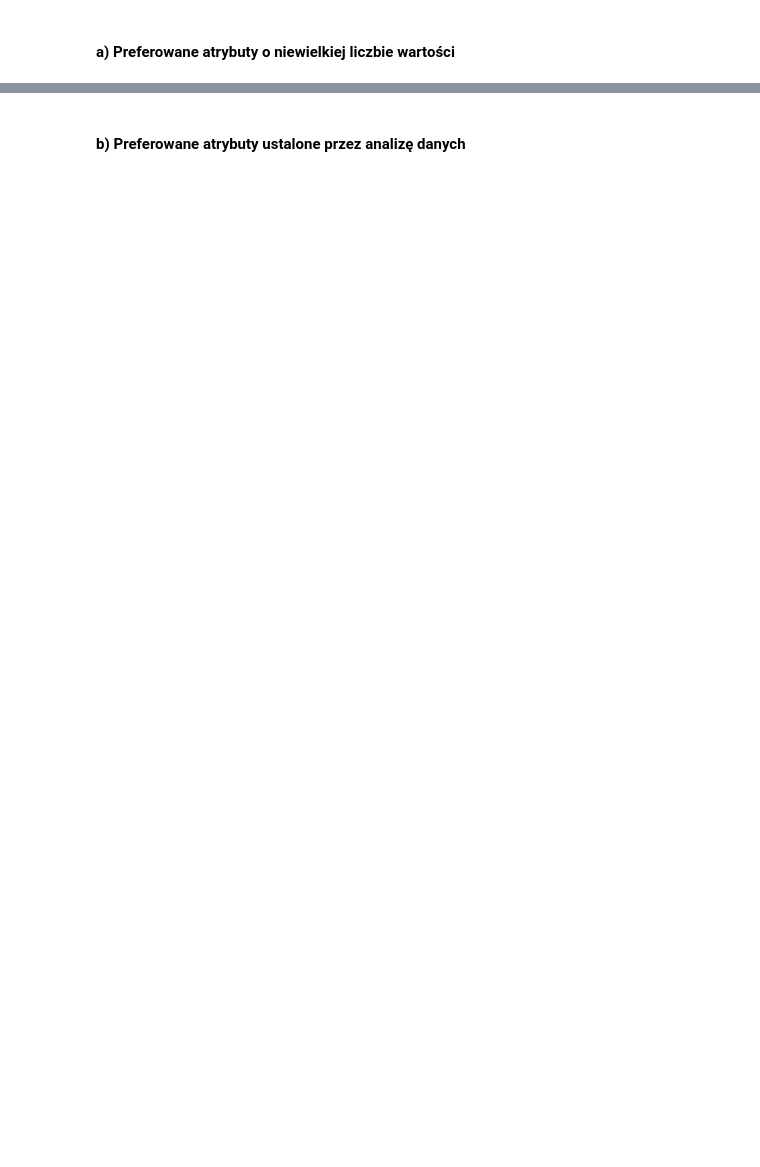
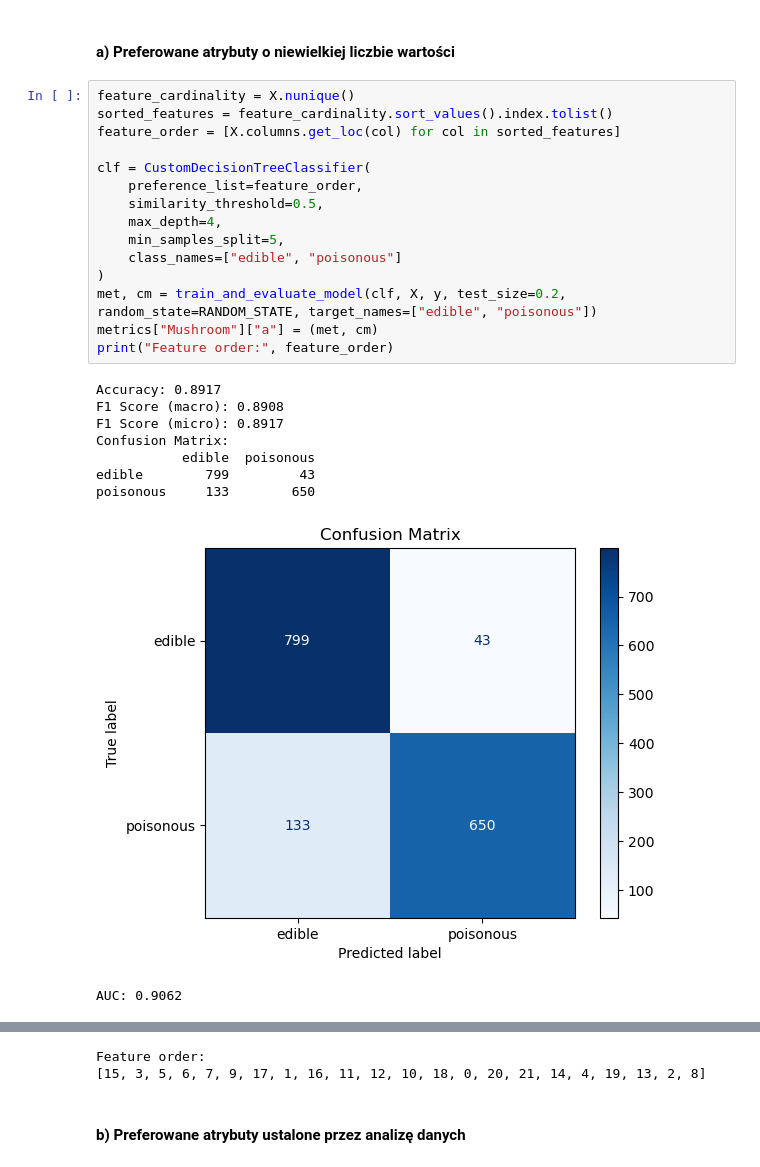
Before and after one commit to rafauoo/ZUM, a Jupyter notebook: main.ipynb, the cells around one changed output, grey strips where cells are left out. Drawn from its saved outputs; the diff is of its cells as text; blank space fills up the shorter version.

```diff
--- a/main.ipynb
+++ b/main.ipynb
@@ -420,2 +467,27 @@ Confusion Matrix:
 # %% [markdown]
 #### a) Preferowane atrybuty o niewielkiej liczbie wartości
+# %%
+feature_cardinality = X.nunique()
+sorted_features = feature_cardinality.sort_values().index.tolist()
+feature_order = [X.columns.get_loc(col) for col in sorted_features]
+
+clf = CustomDecisionTreeClassifier(
+    preference_list=feature_order,
+    similarity_threshold=0.5,
+    max_depth=4,
+    min_samples_split=5,
+    class_names=["edible", "poisonous"]
+)
+met, cm = train_and_evaluate_model(clf, X, y, test_size=0.2, random_state=RANDOM_STATE, target_names=["edible", "poisonous"])
+metrics["Mushroom"]["a"] = (met, cm)
+print("Feature order:", feature_order)
+# %% [output]
+Accuracy: 0.8917
+F1 Score (macro): 0.8908
+F1 Score (micro): 0.8917
+Confusion Matrix:
+           edible  poisonous
+edible        799         43
+poisonous     133        650
+[figure, added]
+AUC: 0.9062
@@ -422,2 +495,4 @@ Confusion Matrix:
+Feature order:
+[15, 3, 5, 6, 7, 9, 17, 1, 16, 11, 12, 10, 18, 0, 20, 21, 14, 4, 19, 13, 2, 8]
 # %% [markdown]
 #### b) Preferowane atrybuty ustalone przez analizę danych
```
Also changed, not shown: parts of 22 cells of this notebook.
